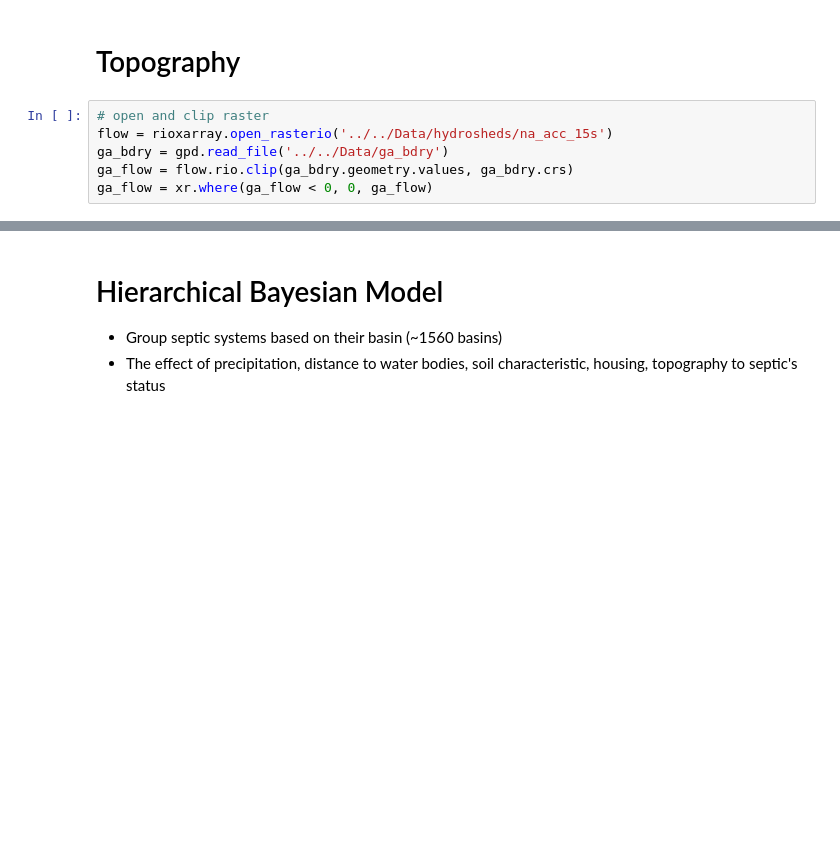
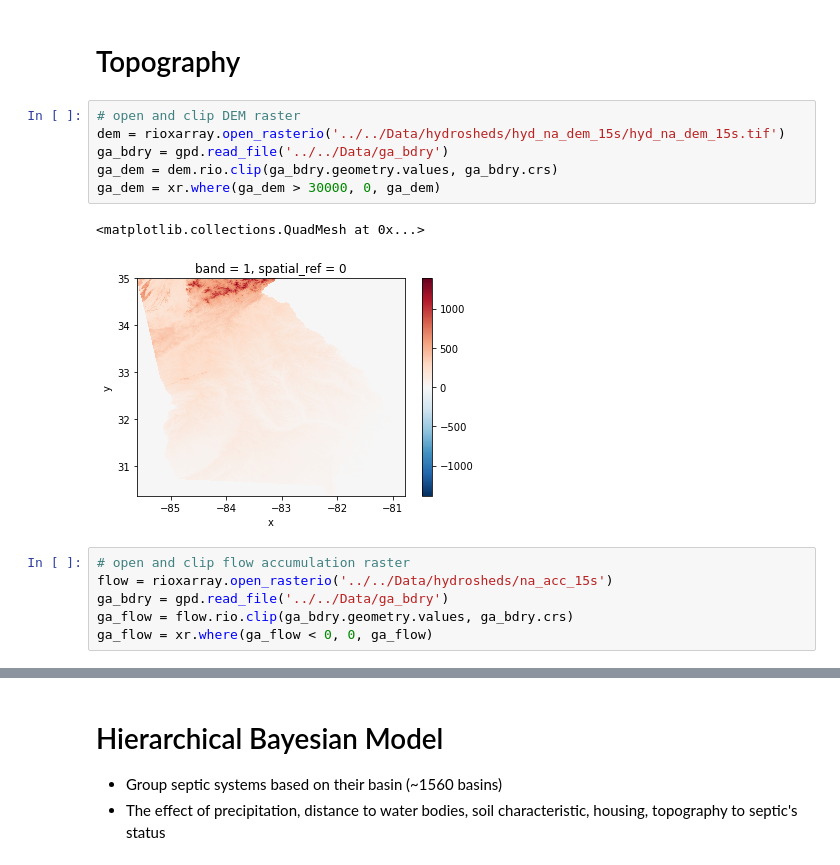
Before and after one commit to juannat7/bayesian_septic, a Jupyter notebook: notebooks/04 hierarchical_bayesian_topography.ipynb, the cells around one changed output, grey strips where cells are left out. Saved outputs shown, nothing was run; the diff lists cells and outputs as text; blank space fills up the shorter version.

Commit message:
add elevation feature from hydroSHEDS and introduce baseline hyperparameter optimization

```diff
--- a/notebooks/04 hierarchical_bayesian_topography.ipynb
+++ b/notebooks/04 hierarchical_bayesian_topography.ipynb
@@ -45,8 +45,17 @@ processing soil hydraulic data...
 acquiring housing information...
 # %% [markdown]
 # Topography
+# %%
+# open and clip DEM raster
+dem = rioxarray.open_rasterio('../../Data/hydrosheds/hyd_na_dem_15s/hyd_na_dem_15s.tif')
+ga_bdry = gpd.read_file('../../Data/ga_bdry')
+ga_dem = dem.rio.clip(ga_bdry.geometry.values, ga_bdry.crs)
+ga_dem = xr.where(ga_dem > 30000, 0, ga_dem)
+# %% [output]
+<matplotlib.collections.QuadMesh at 0x...>
+[figure, added]
 # %%
-# open and clip raster
+# open and clip flow accumulation raster
 flow = rioxarray.open_rasterio('../../Data/hydrosheds/na_acc_15s')
 ga_bdry = gpd.read_file('../../Data/ga_bdry')
 ga_flow = flow.rio.clip(ga_bdry.geometry.values, ga_bdry.crs)
```
Also changed, not shown: parts of 26 cells of this notebook, 2 other files.
